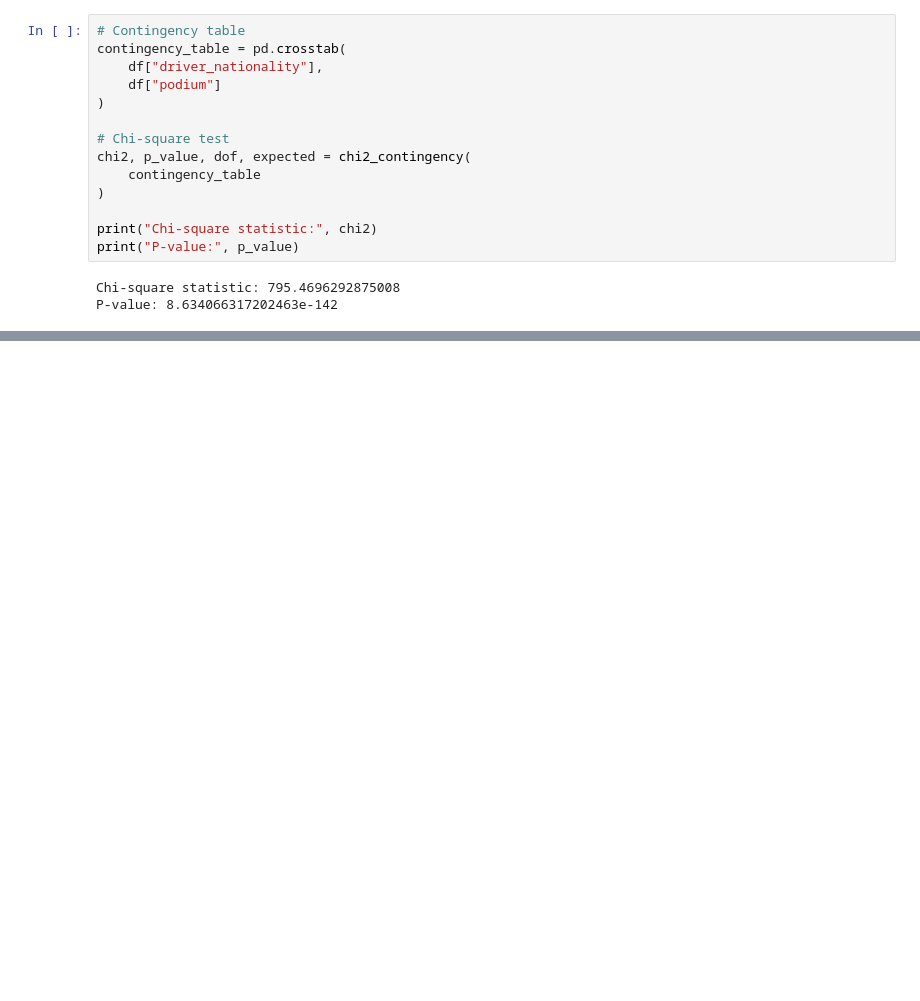
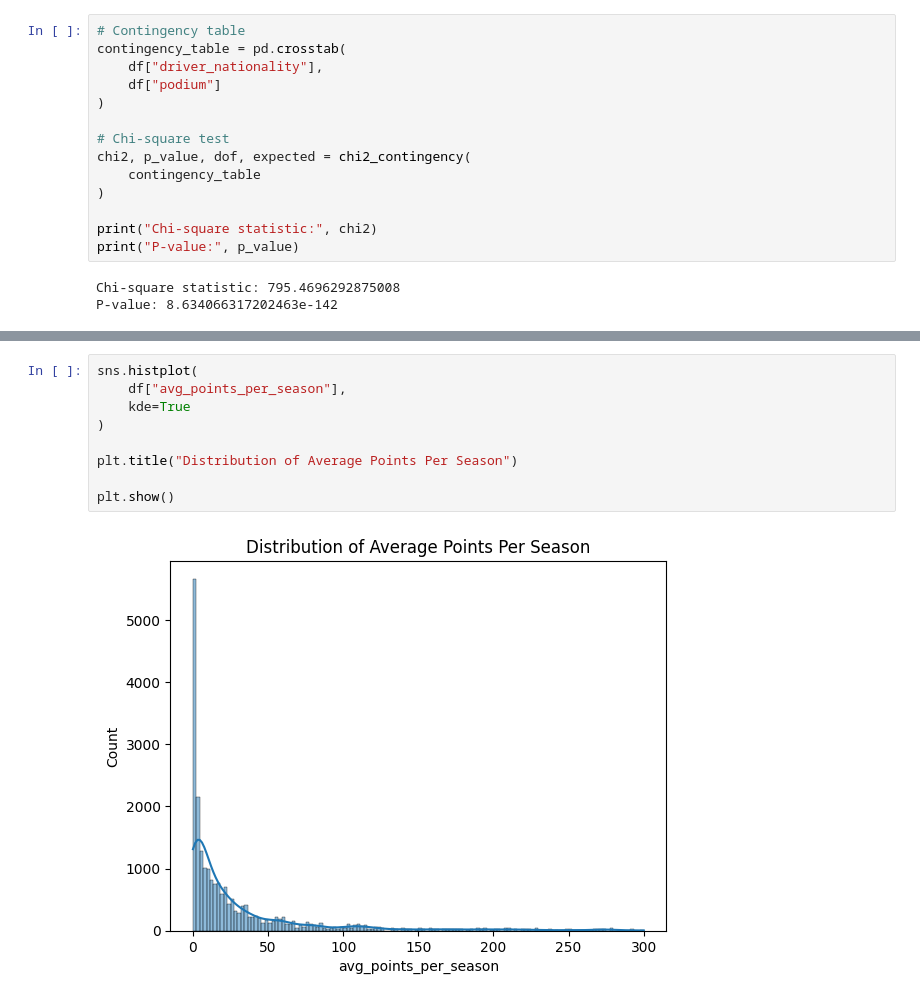
Before and after one commit to andersjohnsennn/F1-project, a Jupyter notebook: notebooks/04_classification_podium.ipynb, the cells around one changed output, grey strips where cells are left out. Saved outputs shown, nothing was run; the diff lists cells and outputs as text; blank space fills up the shorter version.

```diff
--- a/notebooks/04_classification_podium.ipynb
+++ b/notebooks/04_classification_podium.ipynb
@@ -289,0 +398,11 @@ P-value: 8.634066317202463e-142
+# %%
+sns.histplot(
+    df["avg_points_per_season"],
+    kde=True
+)
+
+plt.title("Distribution of Average Points Per Season")
+
+plt.show()
+# %% [output]
+[figure, added]
```
Also changed, not shown: parts of 19 cells of this notebook, 2 other files.
